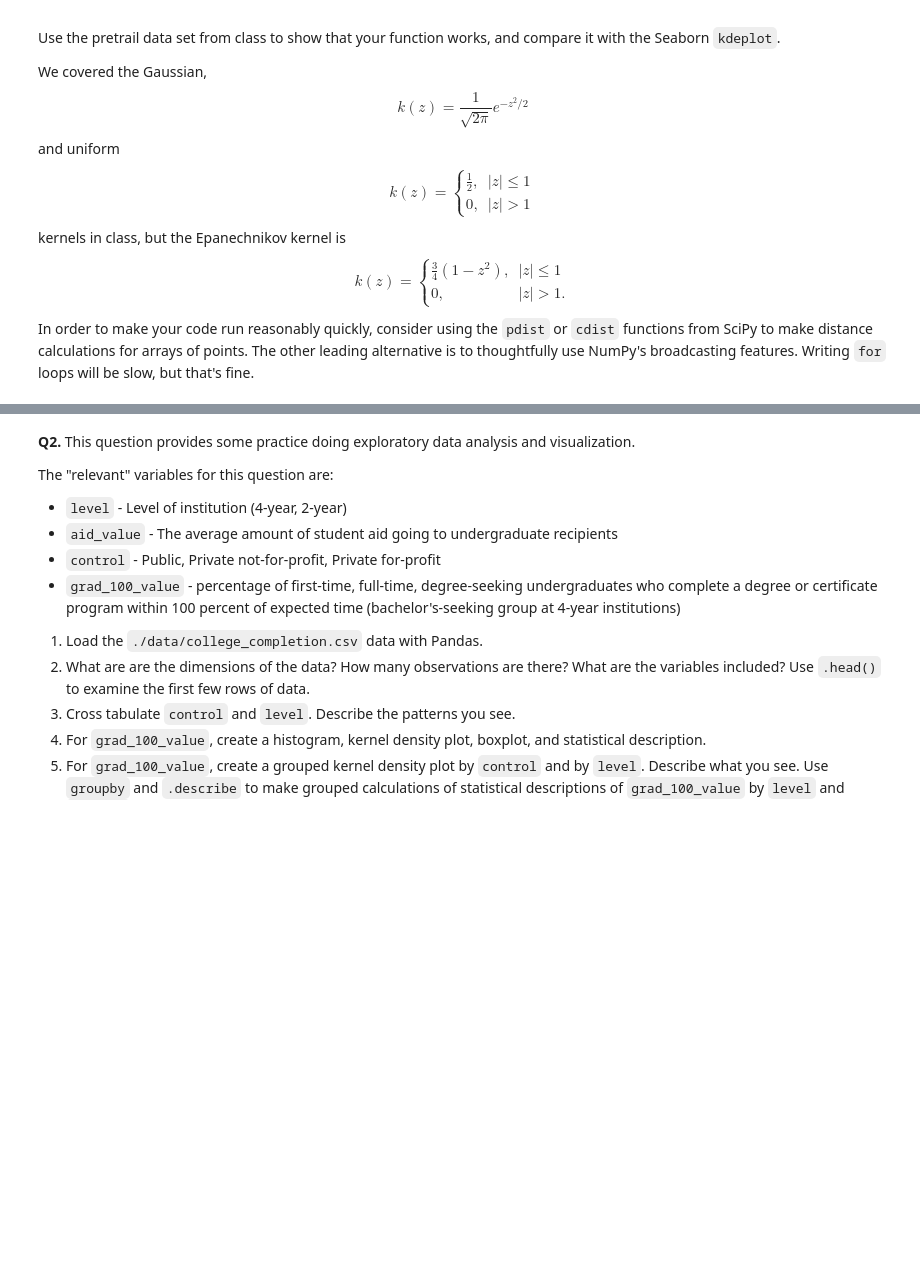
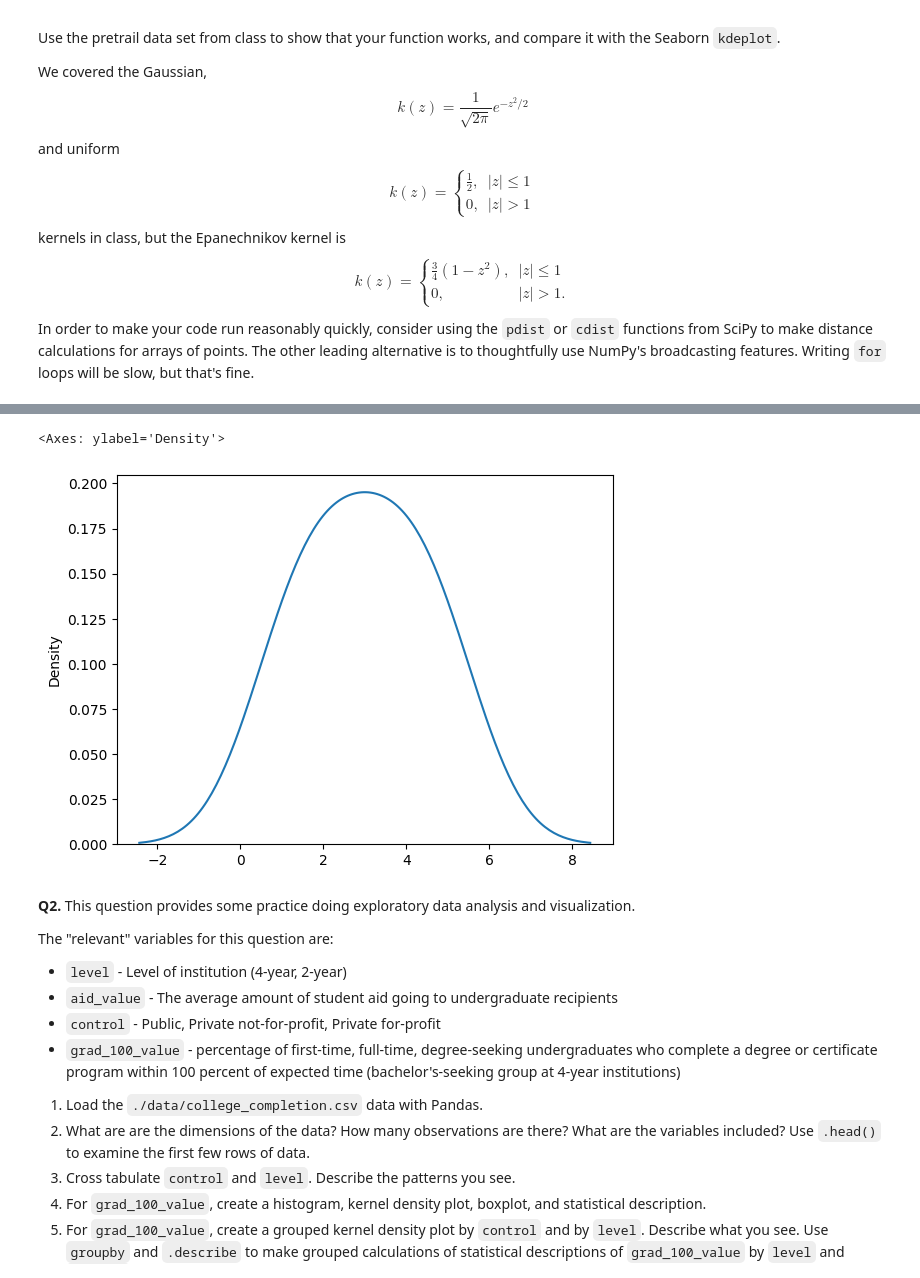
Before and after one commit to Camsbary/visualization_assignment, a Jupyter notebook: assignment.ipynb, the cells around one changed output, grey strips where cells are left out. Cells and saved outputs as stored; diff of their text form; code cells hidden in the pictures; blank space fills up the shorter version.

```diff
--- a/assignment.ipynb
+++ b/assignment.ipynb
@@ -49,0 +80,5 @@ In order to make your code run reasonably quickly, consider using the `pdist` or
+# %%
+sns.kdeplot([1,2,3,4,5])
+# %% [output]
+<Axes: ylabel='Density'>
+[figure, added]
```
Also changed, not shown: parts of 5 cells of this notebook.
